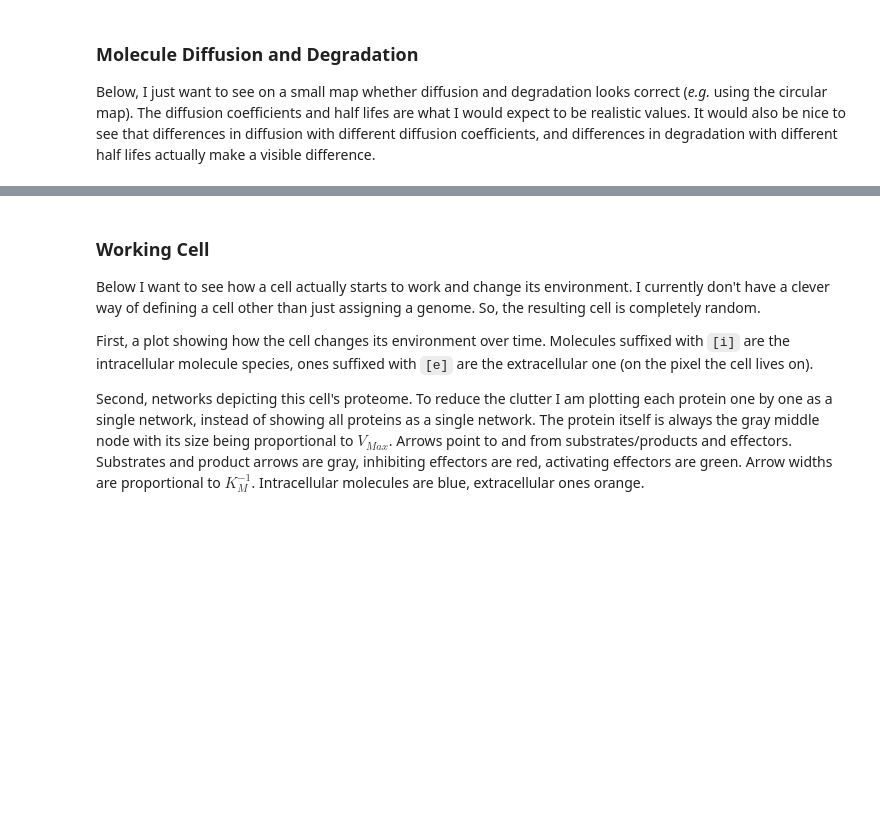
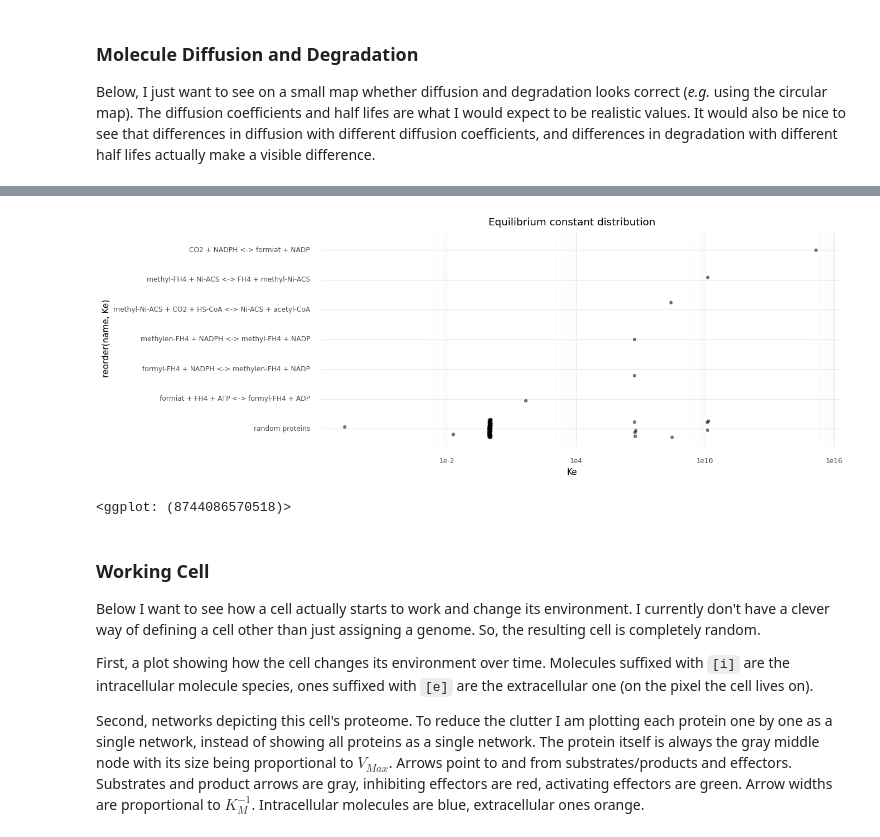
Before and after one commit to mRcSchwering/magic-soup, a Jupyter notebook: check.ipynb, the cells around one changed output, grey strips where cells are left out. Drawn from its saved outputs; the diff is of its cells as text; code cells hidden in the pictures; blank space fills up the shorter version.

```diff
--- a/check.ipynb
+++ b/check.ipynb
@@ -98,3 +112,30 @@ df = pd.DataFrame.from_records(records)
+# %%
+world = ms.World(chemistry=CHEMISTRY)
+
+records = []
+for subs, prods in REACTIONS:
+    name = " + ".join(str(d) for d in subs) + " <-> " + " + ".join(str(d) for d in prods)
+    energy = sum(d.energy for d in prods) - sum(d.energy for d in subs)
+    ke = Q = math.exp(-energy / (GAS_CONSTANT * world.abs_temp))
+    records.append({"name": name, "Ke": ke})
+
+genomes = [ms.random_genome(s=300) for _ in range(100)]
+world.add_random_cells(genomes=genomes)
+Ke = torch.exp(-world.kinetics.E / world.kinetics.abs_temp / GAS_CONSTANT)
+for ke in Ke.flatten().tolist():
+    records.append({"name": "random proteins", "Ke": ke})
+
+df = pd.DataFrame.from_records(records)
+# %%
+(ggplot(df, aes(x="reorder(name, Ke)", y="Ke"))
+    + geom_jitter(data=df, alpha=0.5, width=0.3, height=0.05)
+    + scale_y_log10()
+    + coord_flip()
+    + theme(figure_size=(12, 5))
+    + ggtitle("Equilibrium constant distribution"))
+# %% [output]
+[figure, added]
+<ggplot: (8744086570518)>
 # %% [markdown]
 ### Working Cell
 
```
Also changed, not shown: parts of 13 cells of this notebook, 3 other files.
